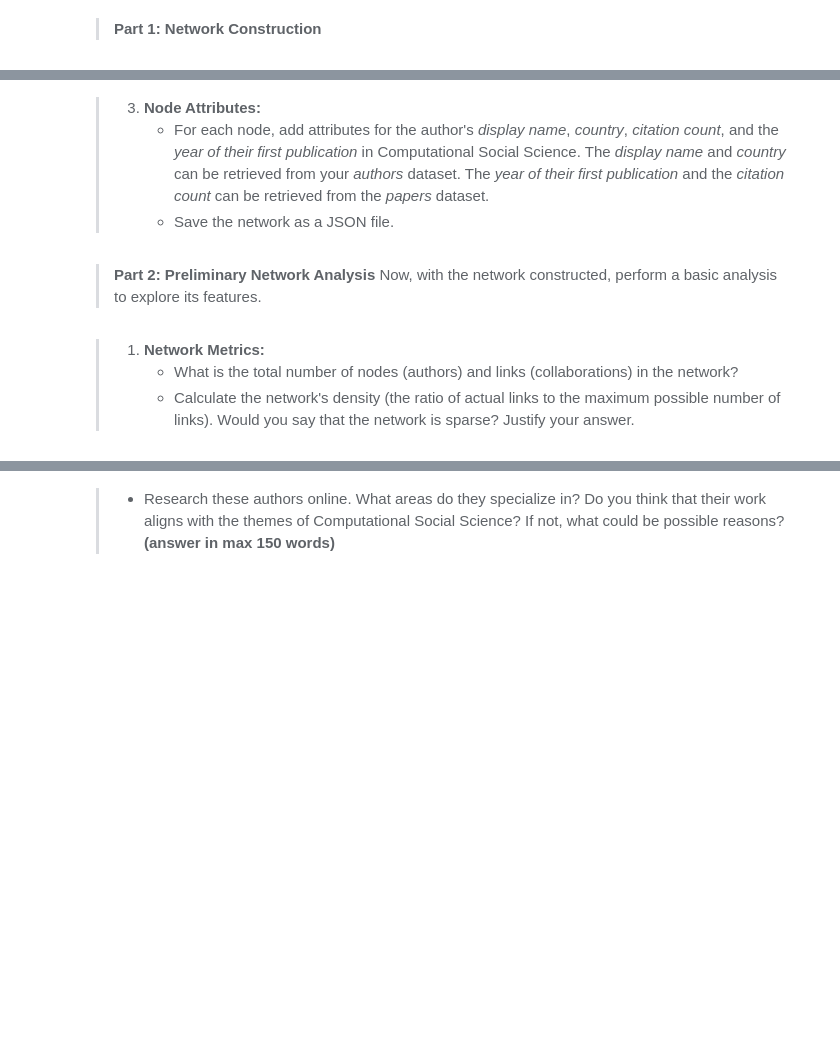
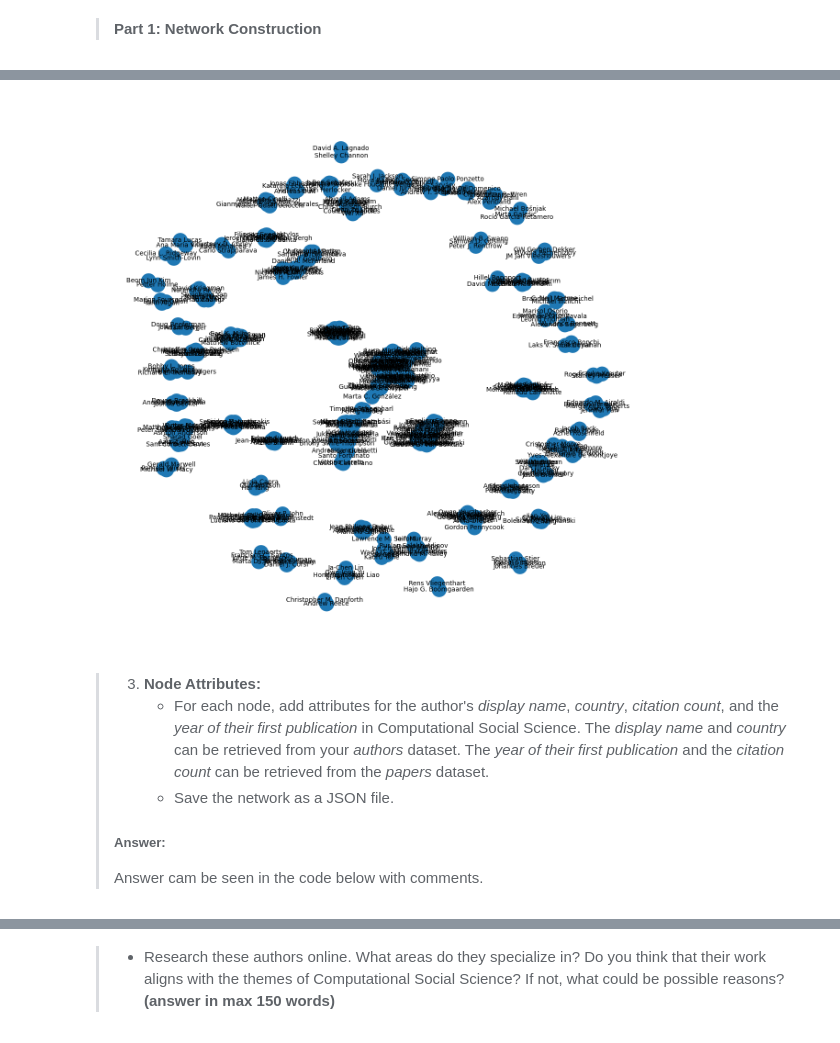
Before and after one commit to tryllekunstneren/Assignment1_Group11, a Jupyter notebook: Assignment1.ipynb, the cells around one changed output, grey strips where cells are left out. Saved outputs shown, nothing was run; the diff lists cells and outputs as text; code cells hidden in the pictures; blank space fills up the shorter version.

```diff
--- a/Assignment1.ipynb
+++ b/Assignment1.ipynb
@@ -181,0 +197,23 @@ Week 3, ex 1.
+# %%
+import pandas as pd
+import ast
+
+# Load the CSV file into a DataFrame
+df = pd.read_csv("IC2S2_papers.csv")
+
+# Initialize an empty set to store unique co-authors
+unique_authors = set()
+
+# Loop over each row in the DataFrame
+for authors in df["author_names"]:
+    # The author_names column stores lists as strings, so we convert them back
+    try:
+        author_list = ast.literal_eval(authors)
+    except Exception as e:
+        # If conversion fails, skip this row
+        print(f"Skipping row due to error: {e}")
+        continue
+    # Update the set with the authors from this row
+    unique_authors.update(author_list)
+
+print("Total unique co-authors:", len(unique_authors))
@@ -375,11 +499,30 @@ Could not retrieve ID for Andrea Leigh Courtney. Skipping...
+# %%
+# Assuming G is your NetworkX graph from the previous code snippet
+
+# Generate positions for each node using the spring layout
+pos = nx.spring_layout(G)
+
+# Create a new figure with a defined size
+plt.figure(figsize=(12, 12))
+
+# Draw the nodes and edges of the graph
+nx.draw(G, pos, with_labels=True, node_size=500, font_size=10, edge_color='gray')
+
+# Retrieve the edge weights from the graph
+edge_labels = nx.get_edge_attributes(G, 'weight')
+
+# Draw the edge labels (weights)
+nx.draw_networkx_edge_labels(G, pos, edge_labels=edge_labels, font_color='red')
+
+# Display the graph
+plt.show()
+# %% [output]
+[figure, added]
 # %% [markdown]
 > 3. **Node Attributes:**
 >    - For each node, add attributes for the author's _display name_, _country_, _citation count_, and the _year of their first publication_ in Computational Social Science. The _display name_ and _country_ can be retrieved from your _authors_ dataset. The _year of their first publication_ and the _citation count_  can be retrieved from the _papers_ dataset.
 >    - Save the network as a JSON file.
+>
+> ##### Answer:
+>
+> Answer cam be seen in the code below with comments.
-# %% [markdown]
-> **Part 2: Preliminary Network Analysis**
-> Now, with the network constructed, perform a basic analysis to explore its features.
-# %% [markdown]
-> 1. **Network Metrics:**
->    - What is the total number of nodes (authors) and links (collaborations) in the network?
->    - Calculate the network's density (the ratio of actual links to the maximum possible number of links). Would you say that the network is sparse? Justify your answer.
```
Also changed, not shown: parts of 40 cells of this notebook.
